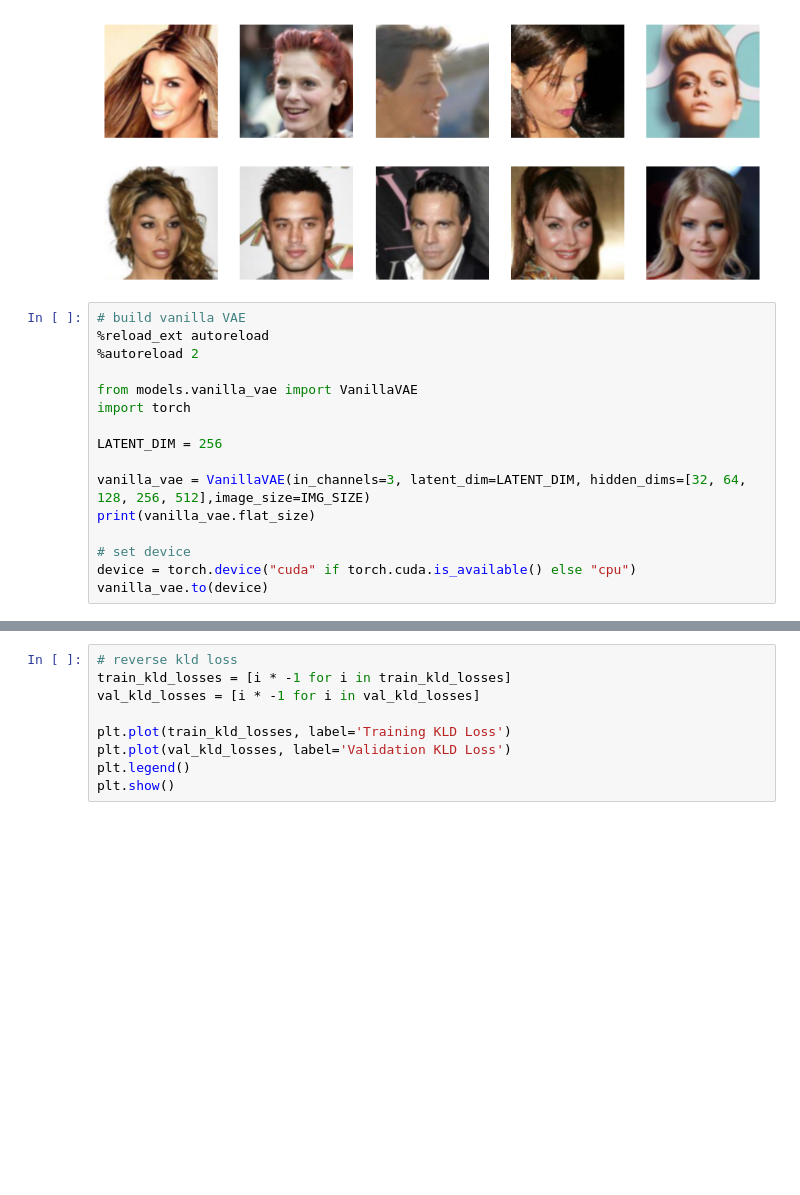
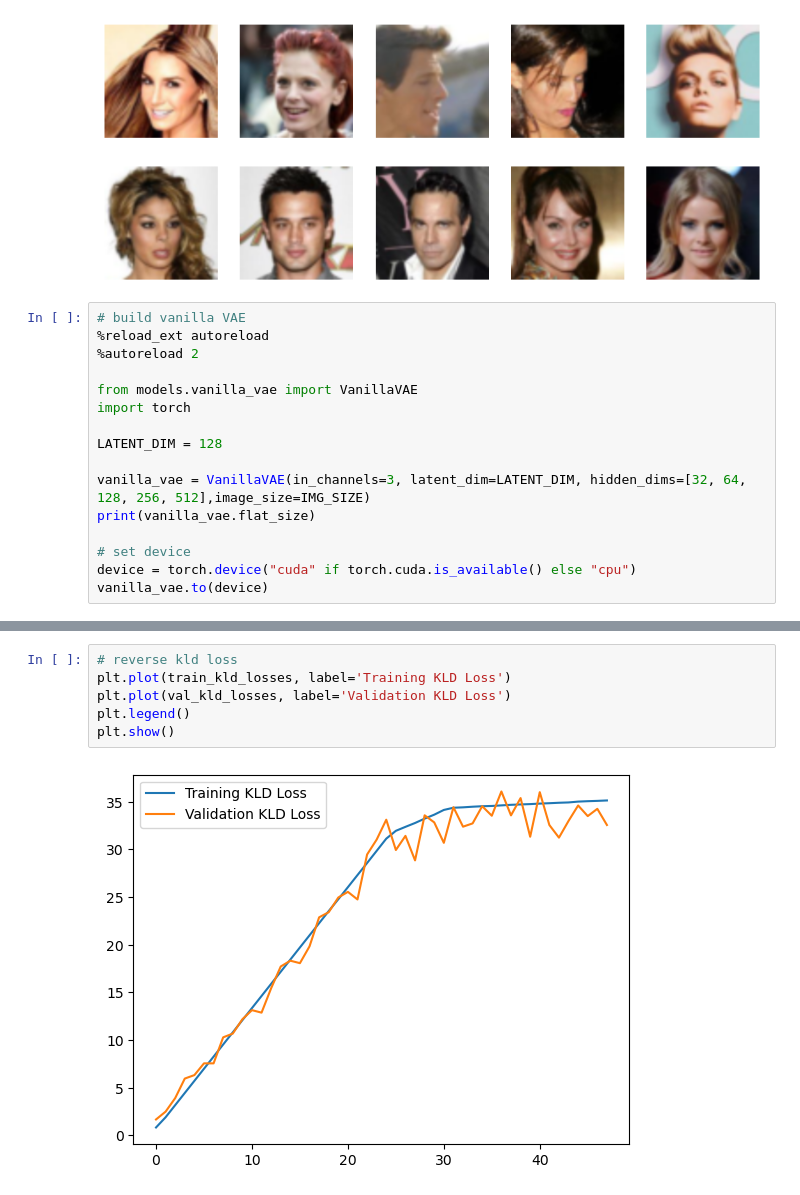
Before and after one commit to Horizon-42/variation_autoencoder, a Jupyter notebook: vae_on_celebs.ipynb, the cells around one changed output, grey strips where cells are left out. Saved outputs shown, nothing was run; the diff lists cells and outputs as text; blank space fills up the shorter version.

```diff
--- a/vae_on_celebs.ipynb
+++ b/vae_on_celebs.ipynb
@@ -117,7 +119,7 @@ plt.show()
 from models.vanilla_vae import VanillaVAE
 import torch
 
-LATENT_DIM = 256
+LATENT_DIM = 128
 
 vanilla_vae = VanillaVAE(in_channels=3, latent_dim=LATENT_DIM, hidden_dims=[32, 64, 128, 256, 512],image_size=IMG_SIZE)
 print(vanilla_vae.flat_size)
@@ -304,9 +363,8 @@ plt.show()
 # %%
 # reverse kld loss
-train_kld_losses = [i * -1 for i in train_kld_losses]
-val_kld_losses = [i * -1 for i in val_kld_losses]
-
 plt.plot(train_kld_losses, label='Training KLD Loss')
 plt.plot(val_kld_losses, label='Validation KLD Loss')
 plt.legend()
 plt.show()
+# %% [output]
+[figure, added]
```
Also changed, not shown: parts of 9 cells of this notebook, 6 other files.
